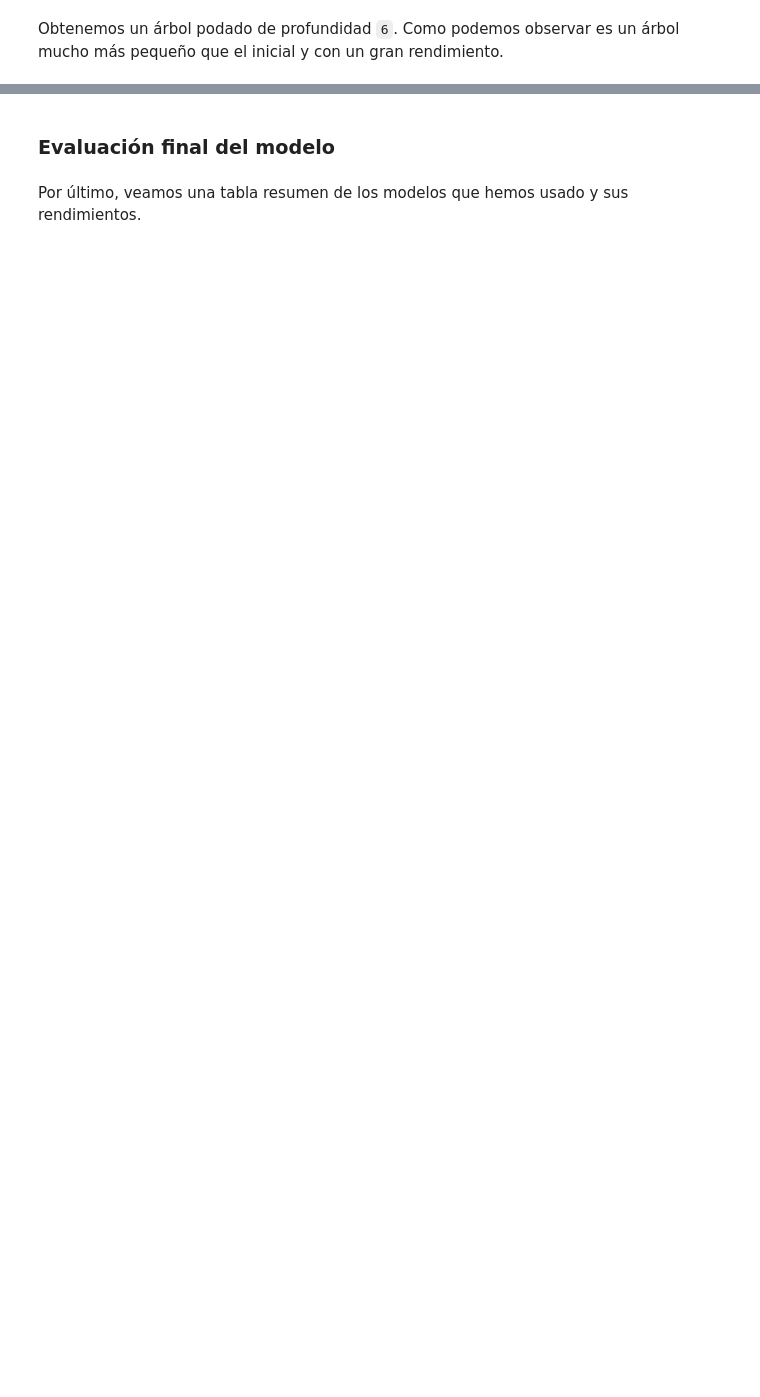
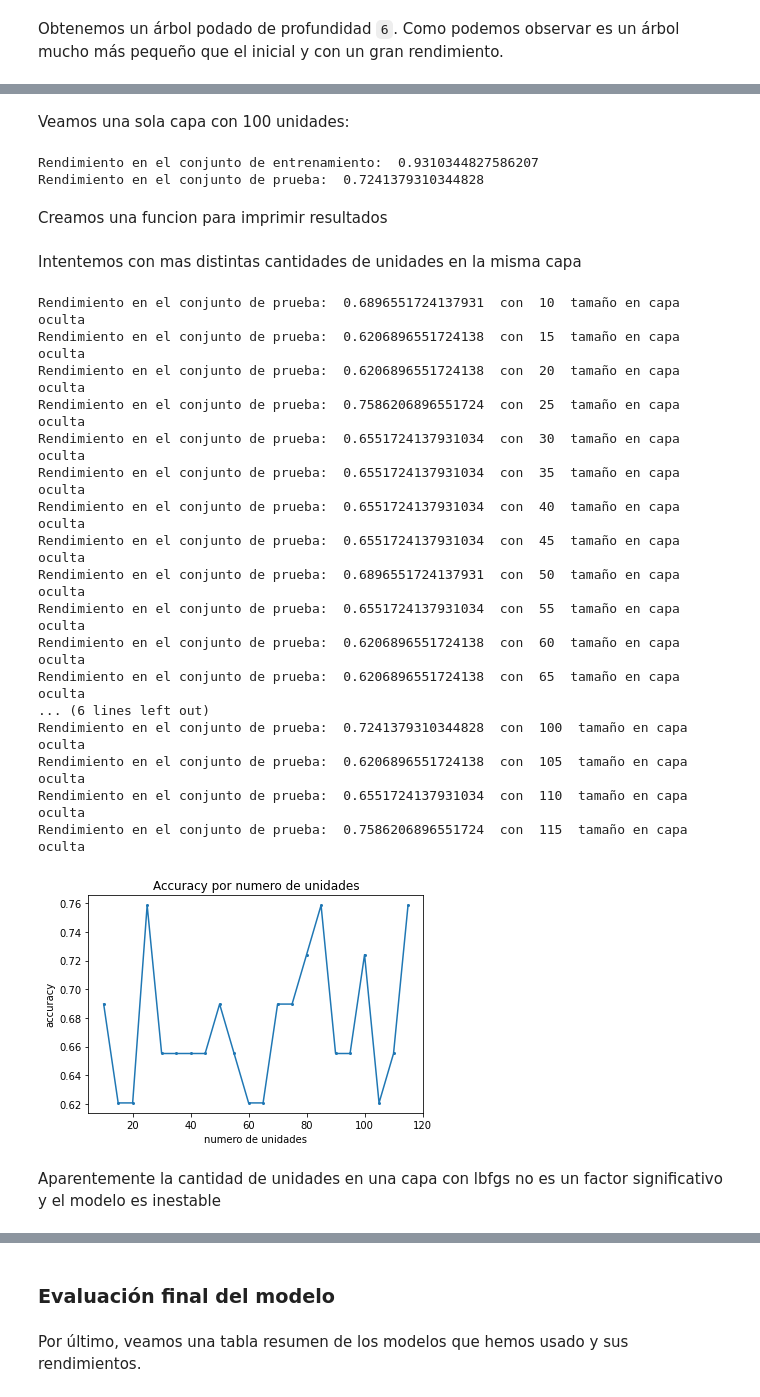
Before and after one commit to germangelv/MULCIA-IACD-practices, a Jupyter notebook: practice-datos/proyecto_de_data_science.ipynb, the cells around one changed output, grey strips where cells are left out. Saved outputs shown, nothing was run; the diff lists cells and outputs as text; code cells hidden in the pictures; blank space fills up the shorter version.

```diff
--- a/practice-datos/proyecto_de_data_science.ipynb
+++ b/practice-datos/proyecto_de_data_science.ipynb
@@ -507,0 +571,60 @@ Obtenemos un árbol podado de profundidad `6`. Como podemos observar es un árbo
+# %%
+from sklearn.neural_network import MLPClassifier
+def layers_test(capas, X_train, y_train, X_test,y_test, informe=False, solver='adam',activation='relu'):
+    model = MLPClassifier(solver=solver,max_iter=10000, random_state=22, hidden_layer_sizes=capas, activation=activation)
+    model.fit(X_train, y_train)
+    if informe:
+        print("Rendimiento en el conjunto de entrenamiento: ",model.score(X_train,y_train))
+        print("Rendimiento en el conjunto de prueba: ",model.score(X_test,y_test))
+    return model.score(X_test,y_test)
+# %% [markdown]
+Veamos una sola capa con 100 unidades:
+# %%
+score_100_lbfgs = layers_test((100,), X_train, y_train, X_test,y_test, informe=True, solver='lbfgs')
+# %% [output]
+Rendimiento en el conjunto de entrenamiento:  0.9310344827586207
+Rendimiento en el conjunto de prueba:  0.7241379310344828
+# %% [markdown]
+Creamos una funcion para imprimir resultados
+# %%
+def plot_result_MLPC(eval_data):
+    fig, ax = plt.subplots()
+    ax.set_xlabel("numero de unidades")
+    ax.set_ylabel("accuracy")
+    ax.set_title("Accuracy por numero de unidades")
+
+    numero_capa = []
+    eval_capa = []
+    for x in range(len(eval_data)): numero_capa.append(eval_data[x][0])
+    for x in range(len(eval_data)): eval_capa.append(eval_data[x][1])
+    ax.plot(eval_capa, numero_capa,'o',markersize=2, LineStyle="-")
+# %% [markdown]
+Intentemos con mas distintas cantidades de unidades en la misma capa
+# %%
+eval_data_lbfgs = []
+for x in range (10,120,5):
+    eval_data_lbfgs.append([layers_test((x,), X_train, y_train, X_test,y_test, False, 'lbfgs'), x])
+    print("Rendimiento en el conjunto de prueba: ", eval_data_lbfgs[-1][0]," con ",x, " tamaño en capa oculta")
+
+plot_result_MLPC(eval_data_lbfgs)
+# %% [output]
+Rendimiento en el conjunto de prueba:  0.6896551724137931  con  10  tamaño en capa oculta
+Rendimiento en el conjunto de prueba:  0.6206896551724138  con  15  tamaño en capa oculta
+Rendimiento en el conjunto de prueba:  0.6206896551724138  con  20  tamaño en capa oculta
+Rendimiento en el conjunto de prueba:  0.7586206896551724  con  25  tamaño en capa oculta
+Rendimiento en el conjunto de prueba:  0.6551724137931034  con  30  tamaño en capa oculta
+Rendimiento en el conjunto de prueba:  0.6551724137931034  con  35  tamaño en capa oculta
+Rendimiento en el conjunto de prueba:  0.6551724137931034  con  40  tamaño en capa oculta
+Rendimiento en el conjunto de prueba:  0.6551724137931034  con  45  tamaño en capa oculta
+Rendimiento en el conjunto de prueba:  0.6896551724137931  con  50  tamaño en capa oculta
+Rendimiento en el conjunto de prueba:  0.6551724137931034  con  55  tamaño en capa oculta
+Rendimiento en el conjunto de prueba:  0.6206896551724138  con  60  tamaño en capa oculta
+Rendimiento en el conjunto de prueba:  0.6206896551724138  con  65  tamaño en capa oculta
+... (6 lines left out)
+Rendimiento en el conjunto de prueba:  0.7241379310344828  con  100  tamaño en capa oculta
+Rendimiento en el conjunto de prueba:  0.6206896551724138  con  105  tamaño en capa oculta
+Rendimiento en el conjunto de prueba:  0.6551724137931034  con  110  tamaño en capa oculta
+Rendimiento en el conjunto de prueba:  0.7586206896551724  con  115  tamaño en capa oculta
+[figure, added]
+# %% [markdown]
+Aparentemente la cantidad de unidades en una capa con lbfgs no es un factor significativo y el modelo es inestable
```
Also changed, not shown: parts of 47 cells of this notebook, 9 other files.
